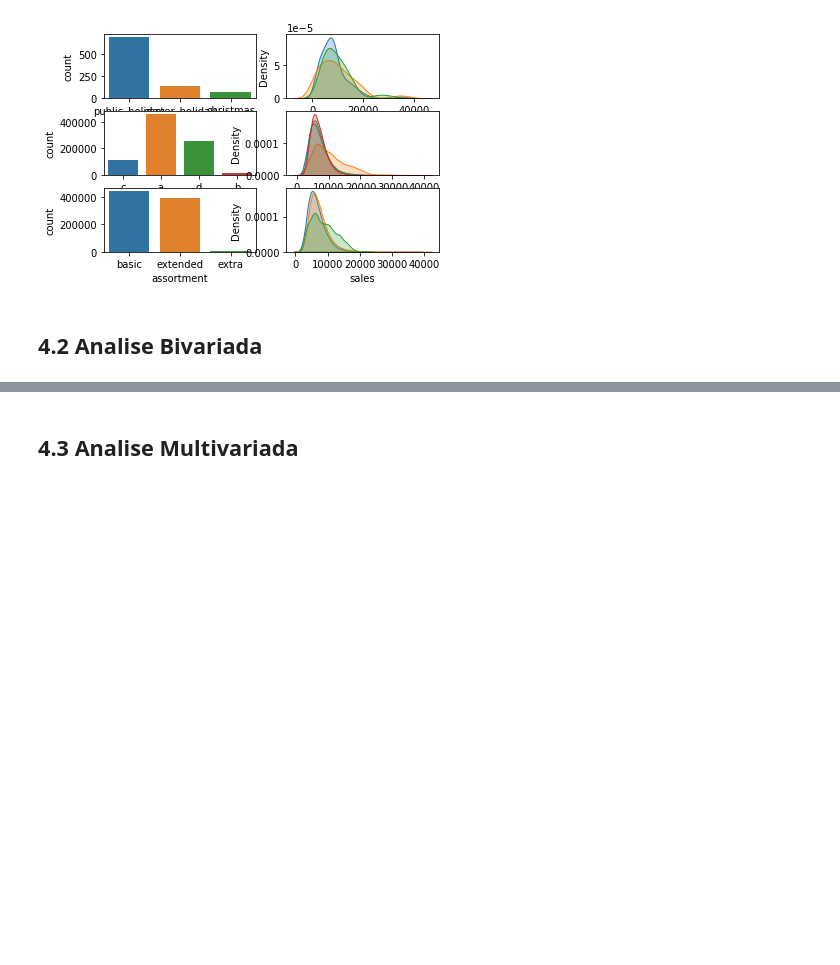
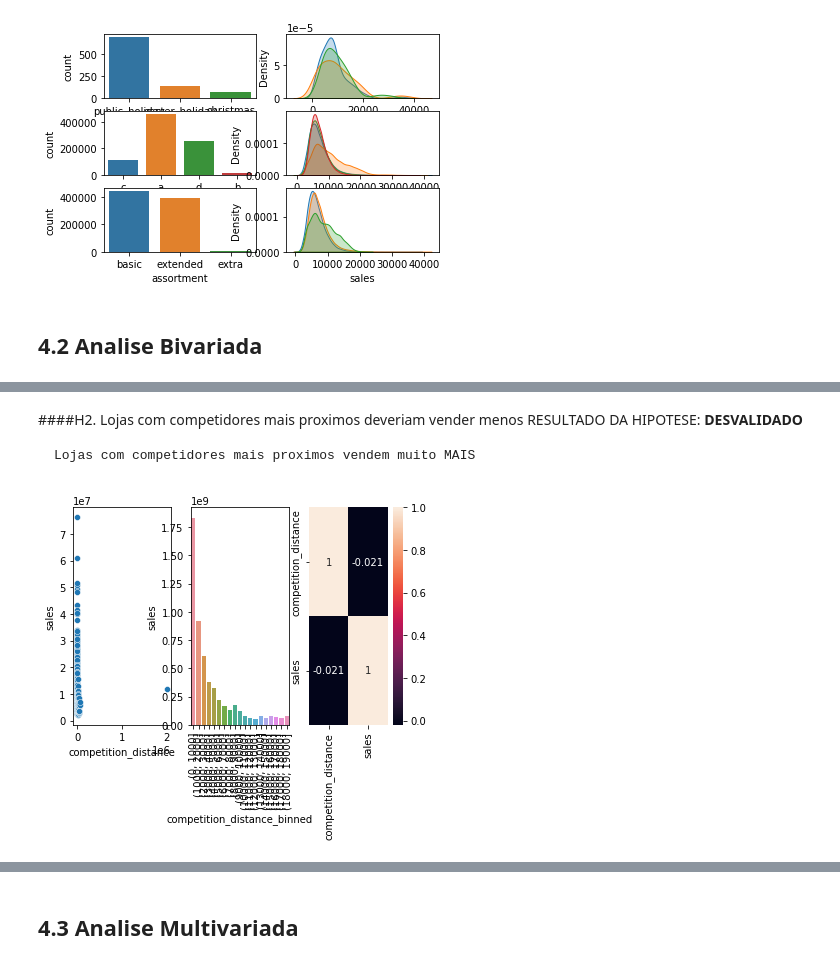
Before and after one commit to cayoc9/Preditive-time-series-test, a Jupyter notebook: Rossaman_Store_m04_v01_store_sales_prediction.ipynb, the cells around one changed output, grey strips where cells are left out. Cells and saved outputs as stored; diff of their text form; code cells hidden in the pictures; blank space fills up the shorter version.

```diff
--- a/Rossaman_Store_m04_v01_store_sales_prediction.ipynb
+++ b/Rossaman_Store_m04_v01_store_sales_prediction.ipynb
@@ -664,0 +673,35 @@ Adding an axes using the same arguments as a previous axes currently reuses the
+# %% [markdown]
+####H2. Lojas com competidores mais proximos deveriam vender menos
+RESULTADO DA HIPOTESE: **DESVALIDADO**
+
+    Lojas com competidores mais proximos vendem muito MAIS
+# %%
+# df auxiliar onde vamos agrupar as vendas pela distancia do competidor de cada loja
+aux1 = df4[['competition_distance', 'sales']].groupby('competition_distance').sum().reset_index()
+
+# Grafico de pontos: pra ter uma visao melhor dos dados muitos granulares
+plt.subplot(1, 3, 1)
+sns.scatterplot(x='competition_distance', y='sales', data=aux1)
+
+
+# Grafico de Barras para entender a distribuição das vendas em grupos de distancias
+plt.subplot(1, 3, 2)
+bins = list(np.arange(0, 20000, 1000)) # criando grupos de arrays que vao de 0 ate 20000 e agrupa os elementos de 1000 em 1000
+aux1['competition_distance_binned'] = pd.cut(aux1['competition_distance'], bins=bins )
+aux2 = aux1[['competition_distance_binned', 'sales']].groupby('competition_distance_binned').sum().reset_index()
+sns.barplot(x='competition_distance_binned', y='sales', data=aux2);
+plt.xticks( rotation = 90)
+
+# Calcular a força da correlação:
+plt.subplot(1, 3, 3)
+sns.heatmap( aux1.corr( method='pearson'), annot=True);
+
+
+
+# Resultado da analise:
+## lojas com competidores proximos vendem, em disparado, mais que lojas sem competidores muito proximo
+## isso gera uma insigth contra intuitivo onde achavamos que vendiamos mais quando nao tinha concorrente proximo
+## Talvez por que o comercio local sendo forte, estimula a compra, quando uma pessoa compra, independente de onda, outra tambem vao querer comprar
+### isso explicar por que sempre temos farmacias perto uma das outras, tambem se aplicar pra supermercados e fastfood
+# %% [output]
+[figure, added]
```
Also changed, not shown: parts of 7 cells of this notebook.
